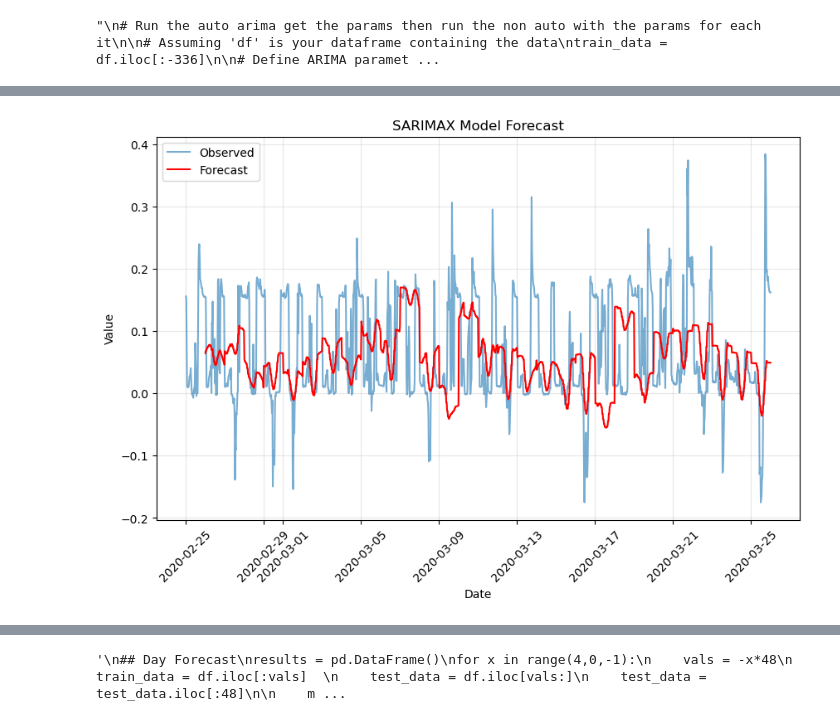
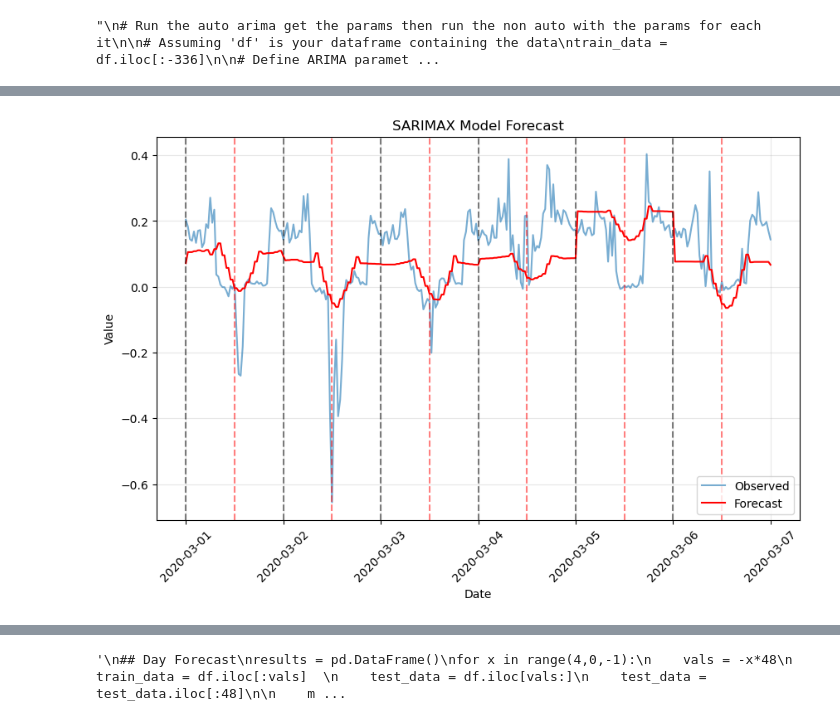
Before and after one commit to dguiraldes/aml_project, a Jupyter notebook: wills_code.ipynb, the cells around one changed output, grey strips where cells are left out. Drawn from its saved outputs; the diff is of its cells as text; code cells hidden in the pictures.

```diff
--- a/wills_code.ipynb
+++ b/wills_code.ipynb
@@ -80,15 +80,15 @@ memory usage: 28.1 MB
 from sklearn.preprocessing import MinMaxScaler
 df = df.drop('timestamp', axis=1)
 #df = df.groupby(['year','month', 'day', 'hour','minute']).mean().reset_index()
-df['net_load_norm'] = df['net_load'] / max(abs(df['net_load']))
+#df['net_load_norm'] = df['net_load'] / max(abs(df['net_load']))
 df['datetime'] = pd.to_datetime(df[['year','month', 'day', 'hour','minute']])
 df = df.sort_values(by='datetime')
 # %%
-columns_to_keep = ['net_load_norm', 'datetime','solar_radiation','sunshine_duration','precipitation_probability','site','weekend_or_bank_holiday']
+columns_to_keep = ['net_load', 'datetime','solar_radiation','sunshine_duration','precipitation_probability','site','weekend_or_bank_holiday']
 
 # Keep only the specified columns
 df = df.loc[:, columns_to_keep]
-df['net_load_norm'] = df['net_load_norm'].astype('float32')
+df['net_load'] = df['net_load'].astype('float32')
 df['solar_radiation'] = df['solar_radiation'].astype('float32')
 df['sunshine_duration'] = df['sunshine_duration'].astype('float32')
 df['precipitation_probability'] = df['precipitation_probability'].astype('float32')
@@ -320,22 +329,22 @@ from sklearn.metrics import mean_absolute_error
 # THE BIG LOOP
 em = ['site','MAE','MSE']
 em_df = pd.DataFrame(columns=em)
-#houses = [2, 3, 6]
-houses = [9, 11, 12, 16]
+houses = [2, 3, 6]
+#houses = [9, 11, 12, 16]
 #17, 20, 21, 22, 23, 25, 28, 29, 30, 31, 33, 34, 36, 39,41, 42, 46, 49, 50, 53, 57, 61, 62, 64, 73, 77, 81, 84, 85, 90, 91, 94, 98, 100]
 
 # loop for each site
 for i in houses:
     site_df = df[df['site']==i]
-    site_df_train = site_df[:-1640]
-    site_df_train = site_df[site_df['datetime'] <= '2020-1-25']
-    print(i)
+    site_df['net_load_norm'] = site_df['net_load'] / max(abs(site_df['net_load']))
+    site_df_train = site_df[:-1464]
+    print('House:',i)
     # run the auto arima and extract the optimal params
     fit = ARIMAorder(site_df_train)
     results = pd.DataFrame()
 
     # Loop for each day
-    for x in range(30,1,-1):
+    for x in range(31,1,-1):
         # get the most up to date data for this predicton
         vals = -x*48 +24 #to get midday
         train_data = site_df.iloc[:vals]
@@ -420,18 +420,29 @@ print(em_df)
 # %%
+df2 = site_df[site_df['datetime'] <= '2020-3-7']
+df2 = df2[df2['datetime'] >= '2020-3-1']
 
+results2 = results[results['datetime'] <= '2020-3-7']
+results2 = results2[results2['datetime'] >= '2020-3-1']
 
-df2 = site_df[-1440:]
 plt.figure(figsize=(10, 6))
 plt.plot(df2['datetime'], df2['net_load_norm'], label='Observed',alpha=0.6)
-plt.plot(results['datetime'], results['forecast'], label='Forecast', color='red',alpha=1)
+plt.plot(results2['datetime'], results2['forecast'], label='Forecast', color='red',alpha=1)
 plt.xlabel('Date')
 plt.ylabel('Value')
 plt.title('SARIMAX Model Forecast')
 plt.legend()
 plt.xticks(rotation=45)
 plt.grid(alpha=0.3)
+
+date_range1 = pd.date_range(start='2020-03-01', end='2020-03-06', freq='D')
+
+
+# Plot each date with a vertical line at 12:00
+for date in date_range1:
+    plt.axvline(x=date + pd.Timedelta(hours=12), color='red', linestyle='--', alpha=0.5)
+    plt.axvline(x=date, color='black', linestyle='--', alpha=0.5)
 # %% [output]
-[figure, old version]
+[figure, new version]
 # %%
 print(site_df_train)
 # %% [output]
```
Also changed, not shown: parts of 12 cells of this notebook.
